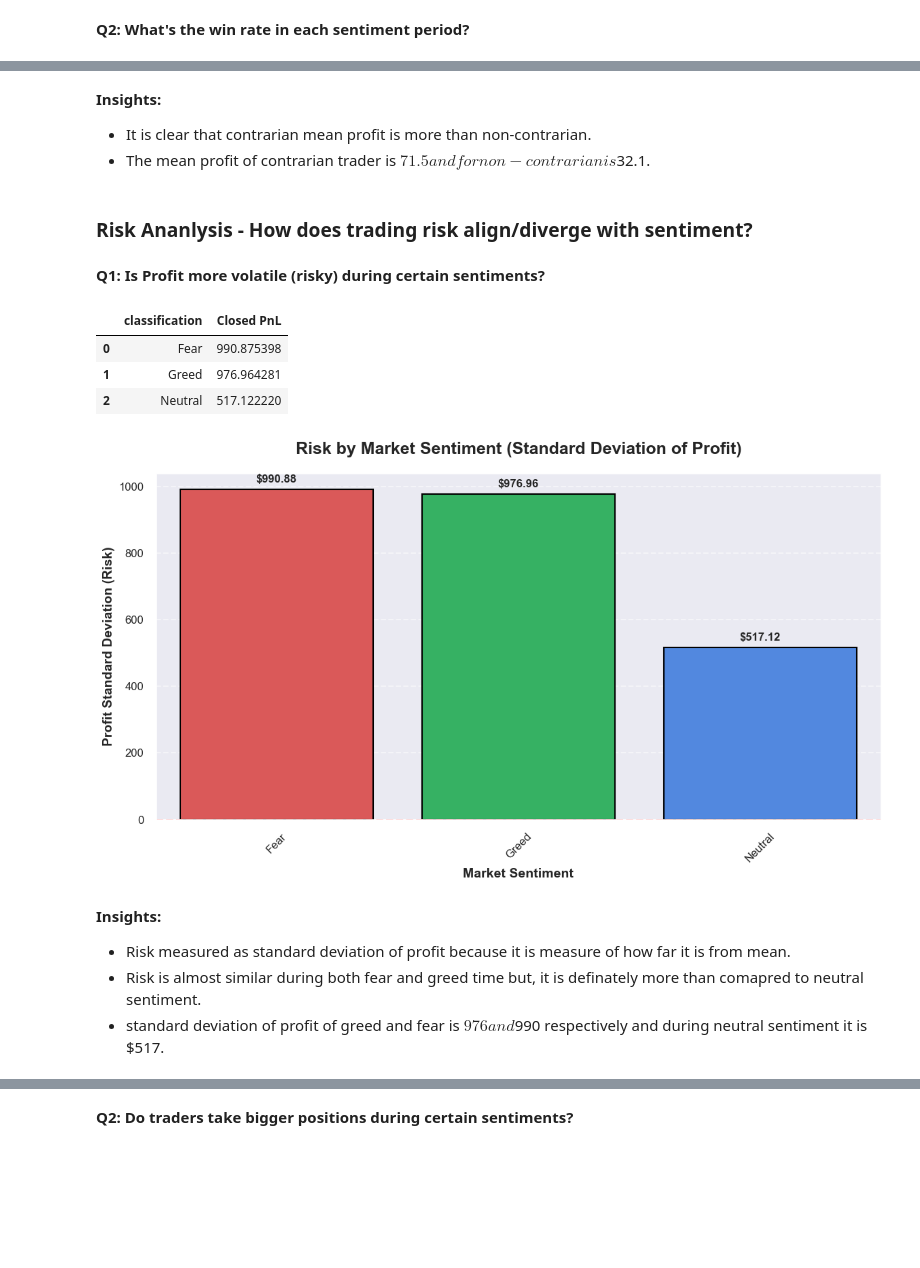
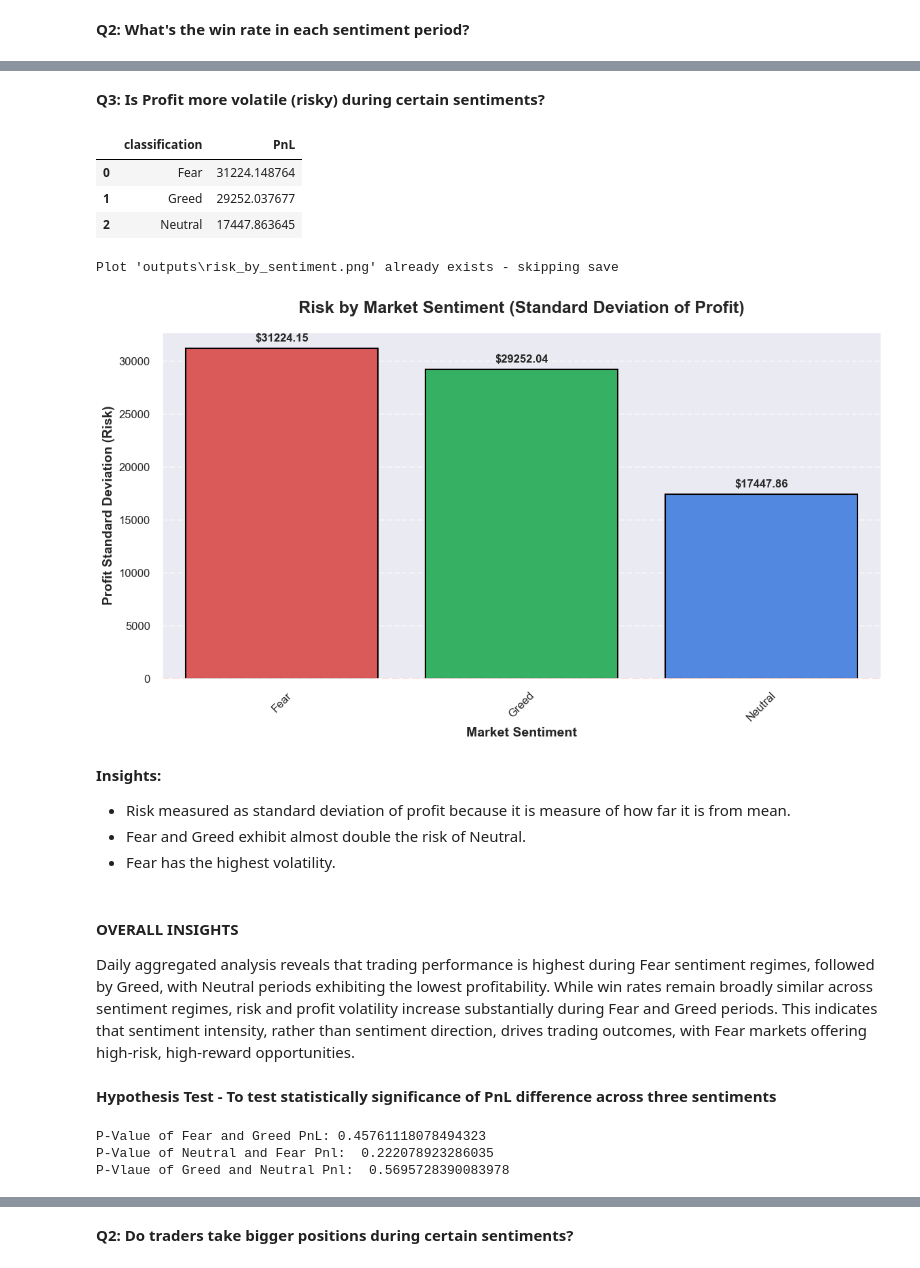
Before and after one commit to naanibabu/Trader_Behaviour_Analysis, a Jupyter notebook: project.ipynb, the cells around one changed output, grey strips where cells are left out. Drawn from its saved outputs; the diff is of its cells as text; code cells hidden in the pictures; blank space fills up the shorter version.

```diff
--- a/project.ipynb
+++ b/project.ipynb
@@ -885,8 +830,8 @@ plt.show()
 **Q1: Are traders MORE profitable during Fear or Greed?**
 # %%
 sentiment_pnl = (
-    df.groupby('classification')['Closed PnL']
-      .agg(['mean', 'std', 'sum'])
+    daily_metrics.groupby('classification')['PnL']
+      .agg(['mean','std', 'sum'])
       .reset_index()
       .sort_values(by='mean', ascending=False)
 )
@@ -947,11 +890,11 @@ plt.show()
 **Q2: What's the win rate in each sentiment period?**
 # %%
 win_rate = (
-    df.groupby('classification')['is_win']
+    daily_metrics.groupby('classification')['win_rate']
       .mean()
       .mul(100)
-      .reset_index(name='win_rate')
-      .sort_values(by='win_rate', ascending=False)
+      .reset_index(name='mean_win_rate')
+      .sort_values(by='mean_win_rate', ascending=False)
 )
 
 win_rate
@@ -970,7 +913,7 @@ plt.figure(figsize=(12, 7))
 ax = sns.barplot(
     data=win_rate,
     x='classification',
-    y='win_rate',
+    y='mean_win_rate',
     palette=['#ef4444', '#22c55e', '#3b82f6'],  # Custom color palette
     edgecolor='black',
     linewidth=1.5
@@ -1056,20 +948,14 @@ plt.show()
-# %% [markdown]
-**Insights:**
-- It is clear that contrarian mean profit is more than non-contrarian.
-- The mean profit of contrarian trader is $71.5 and for non-contrarian is $32.1.
-# %% [markdown]
-### **Risk Ananlysis - How does trading risk align/diverge with sentiment?**
 # %% [markdown]
-**Q1: Is Profit more volatile (risky) during certain sentiments?**
+**Q3: Is Profit more volatile (risky) during certain sentiments?**
 # %%
 ##Standard Deviation = risk measure
-risk_by_sentiment = df.groupby('classification')['Closed PnL'].std().reset_index()
+risk_by_sentiment = daily_metrics.groupby('classification')['PnL'].std().reset_index()
 risk_by_sentiment
 # %% [output]
-|  | classification | Closed PnL |
-| 0 | Fear | 990.875398 |
-| 1 | Greed | 976.964281 |
-| 2 | Neutral | 517.122220 |
+|  | classification | PnL |
+| 0 | Fear | 31224.148764 |
+| 1 | Greed | 29252.037677 |
+| 2 | Neutral | 17447.863645 |
 # %%
 sns.set_style("dark")
 
@@ -1079,37 +965,63 @@ plt.figure(figsize=(12, 7))
 ax = sns.barplot(
     data=risk_by_sentiment,
     x='classification',
-    y='Closed PnL',
+    y='PnL',
     palette=['#ef4444', '#22c55e', '#3b82f6'],  # Custom color palette
     edgecolor='black',
     linewidth=1.5
 )
 
 # Customize styling
 plt.title('Risk by Market Sentiment (Standard Deviation of Profit)', fontsize=18, fontweight='bold', pad=20)
 plt.xlabel('Market Sentiment', fontsize=14, fontweight='bold')
 plt.ylabel('Profit Standard Deviation (Risk)', fontsize=14, fontweight='bold')
 plt.xticks(fontsize=12, rotation=45)
 plt.yticks(fontsize=12)
 
 # Add value labels on bars
 for container in ax.containers:
     ax.bar_label(container, fmt='$%.2f', padding=5, fontsize=12, fontweight='bold')
 
 # Add horizontal line (optional - you can uncomment if needed)
 plt.axhline(y=0, color='red', linestyle='--', linewidth=2, alpha=0.7, label='Zero Line')
 
 
 # Add grid style
 plt.grid(axis='y', linestyle='--', alpha=0.5)
 
 plt.tight_layout()
 save_fig('risk_by_sentiment.png')  # Optional: save figure
 plt.show()
 # %% [output]
+Plot 'outputs\risk_by_sentiment.png' already exists - skipping save
-[figure, old version]
+[figure, new version]
 # %% [markdown]
 **Insights:**
 - Risk measured as standard deviation of profit because it is measure of how far it is from mean.
-- Risk is almost similar during both fear and greed time but, it is definately  more than comapred to neutral sentiment.
-- standard deviation of profit of greed and fear is $976 and $990 respectively and during neutral sentiment it is $517.
+- Fear and Greed exhibit almost double the risk of Neutral.
+- Fear has the highest volatility.
+# %% [markdown]
+#### **OVERALL INSIGHTS**
+
+Daily aggregated analysis reveals that trading performance is highest during Fear sentiment regimes, followed by Greed, with Neutral periods exhibiting the lowest profitability. While win rates remain broadly similar across sentiment regimes, risk and profit volatility increase substantially during Fear and Greed periods. This indicates that sentiment intensity, rather than sentiment direction, drives trading outcomes, with Fear markets offering high-risk, high-reward opportunities.
+# %% [markdown]
+**Hypothesis Test - To test statistically significance of PnL difference across three sentiments**
+# %%
+from scipy.stats import ttest_ind
+
+fear_pnl = daily_metrics[daily_metrics['classification'] == 'Fear']['PnL']
+greed_pnl = daily_metrics[daily_metrics['classification'] == 'Greed']['PnL']
+neutral_pnl = daily_metrics[daily_metrics['classification'] == 'Neutral']['PnL']
+
+
+t_stat_gf, p_value_gf = ttest_ind(fear_pnl, greed_pnl, equal_var=False)
+t_stat_nf, p_value_nf = ttest_ind(fear_pnl, neutral_pnl, equal_var=False)
+t_stat_gn, p_value_gn = ttest_ind(greed_pnl, neutral_pnl, equal_var=False)
+
+print("P-Value of Fear and Greed PnL:",p_value_gf)
+print("P-Value of Neutral and Fear Pnl: ", p_value_nf)
+print("P-Vlaue of Greed and Neutral Pnl: ", p_value_gn)
+# %% [output]
+P-Value of Fear and Greed PnL: 0.45761118078494323
+P-Value of Neutral and Fear Pnl:  0.222078923286035
+P-Vlaue of Greed and Neutral Pnl:  0.5695728390083978
```
Also changed, not shown: parts of 98 cells of this notebook, 14 other files.
